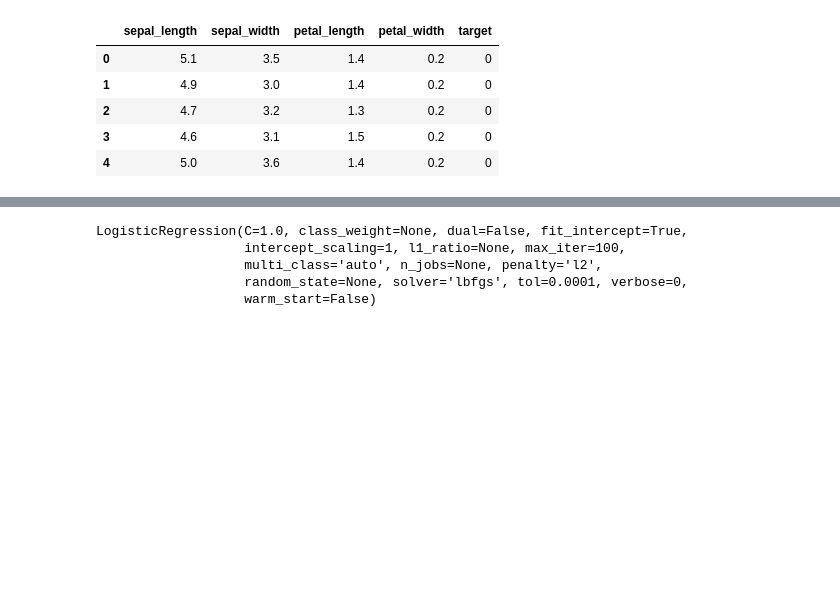
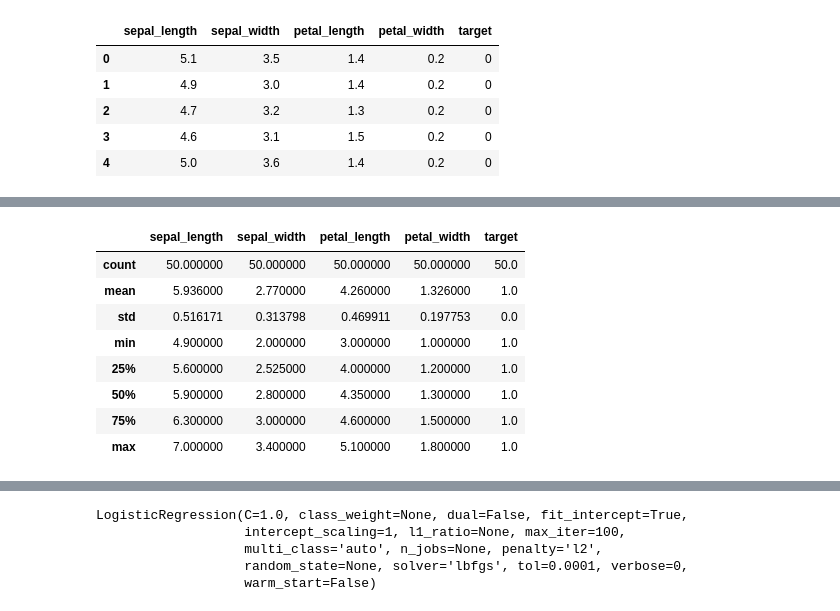
Before and after one commit to mostafaghadimi/IEEE-HandsOn, a Jupyter notebook: GLM.ipynb, the cells around one changed output, grey strips where cells are left out. Drawn from its saved outputs; the diff is of its cells as text; code cells hidden in the pictures; blank space fills up the shorter version.

```diff
--- a/GLM.ipynb
+++ b/GLM.ipynb
@@ -108,0 +134,13 @@ df.head()
+# %%
+versicolor = df['species_name'] == 'versicolor'
+df[versicolor].describe()
+# %% [output]
+|  | sepal_length | sepal_width | petal_length | petal_width | target |
+| count | 50.000000 | 50.000000 | 50.000000 | 50.000000 | 50.0 |
+| mean | 5.936000 | 2.770000 | 4.260000 | 1.326000 | 1.0 |
+| std | 0.516171 | 0.313798 | 0.469911 | 0.197753 | 0.0 |
+| min | 4.900000 | 2.000000 | 3.000000 | 1.000000 | 1.0 |
+| 25% | 5.600000 | 2.525000 | 4.000000 | 1.200000 | 1.0 |
+| 50% | 5.900000 | 2.800000 | 4.350000 | 1.300000 | 1.0 |
+| 75% | 6.300000 | 3.000000 | 4.600000 | 1.500000 | 1.0 |
+| max | 7.000000 | 3.400000 | 5.100000 | 1.800000 | 1.0 |
```
Also changed, not shown: parts of 6 cells of this notebook.
